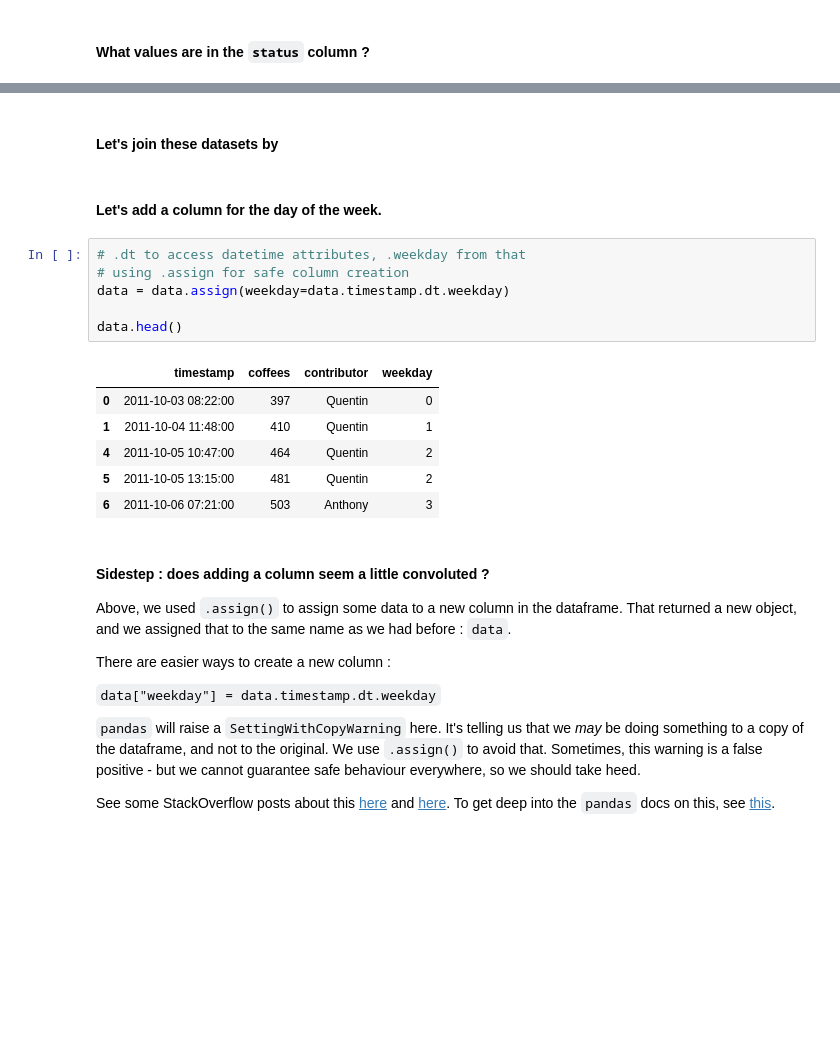
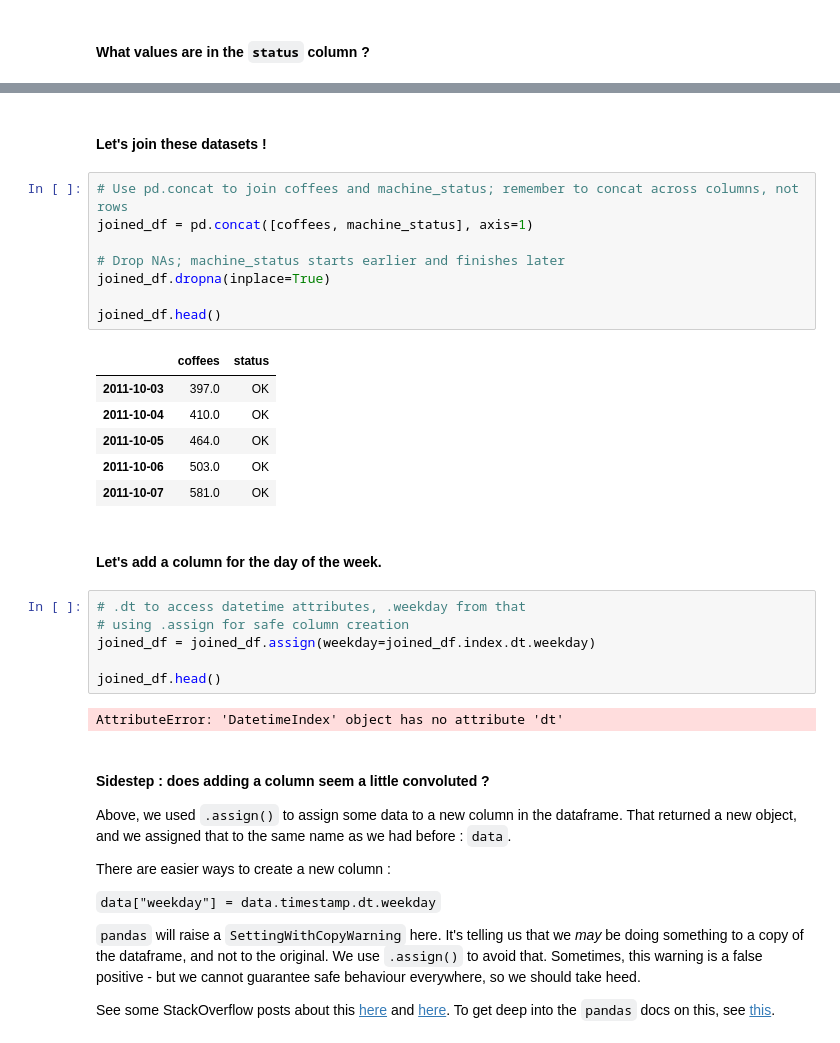
Before and after one commit to QCaudron/pydata_pandas, a Jupyter notebook: coffee_analysis_solution.ipynb, the cells around one changed output, grey strips where cells are left out. Saved outputs shown, nothing was run; the diff lists cells and outputs as text; blank space fills up the shorter version.

```diff
--- a/coffee_analysis_solution.ipynb
+++ b/coffee_analysis_solution.ipynb
@@ -401,20 +451,30 @@ Name: status, dtype: int64
 # %% [markdown]
-#### Let's join these datasets by
+#### Let's join these datasets !
+# %%
+# Use pd.concat to join coffees and machine_status; remember to concat across columns, not rows
+joined_df = pd.concat([coffees, machine_status], axis=1)
+
+# Drop NAs; machine_status starts earlier and finishes later
+joined_df.dropna(inplace=True)
+
+joined_df.head()
+# %% [output]
+|  | coffees | status |
+| 2011-10-03 | 397.0 | OK |
+| 2011-10-04 | 410.0 | OK |
+| 2011-10-05 | 464.0 | OK |
+| 2011-10-06 | 503.0 | OK |
+| 2011-10-07 | 581.0 | OK |
 # %% [markdown]
 #### Let's add a column for the day of the week.
 # %%
 # .dt to access datetime attributes, .weekday from that
 # using .assign for safe column creation
-data = data.assign(weekday=data.timestamp.dt.weekday)
+joined_df = joined_df.assign(weekday=joined_df.index.dt.weekday)
 
-data.head()
+joined_df.head()
 # %% [output]
-|  | timestamp | coffees | contributor | weekday |
-| 0 | 2011-10-03 08:22:00 | 397 | Quentin | 0 |
-| 1 | 2011-10-04 11:48:00 | 410 | Quentin | 1 |
-| 4 | 2011-10-05 10:47:00 | 464 | Quentin | 2 |
-| 5 | 2011-10-05 13:15:00 | 481 | Quentin | 2 |
-| 6 | 2011-10-06 07:21:00 | 503 | Anthony | 3 |
+AttributeError: 'DatetimeIndex' object has no attribute 'dt'
 # %% [markdown]
 #### Sidestep : does adding a column seem a little convoluted ?
 
```
Also changed, not shown: parts of 11 cells of this notebook.
